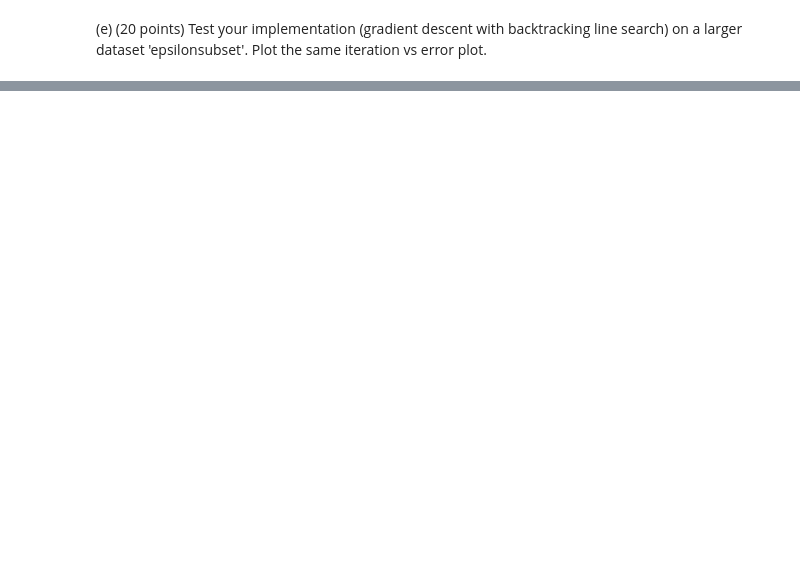
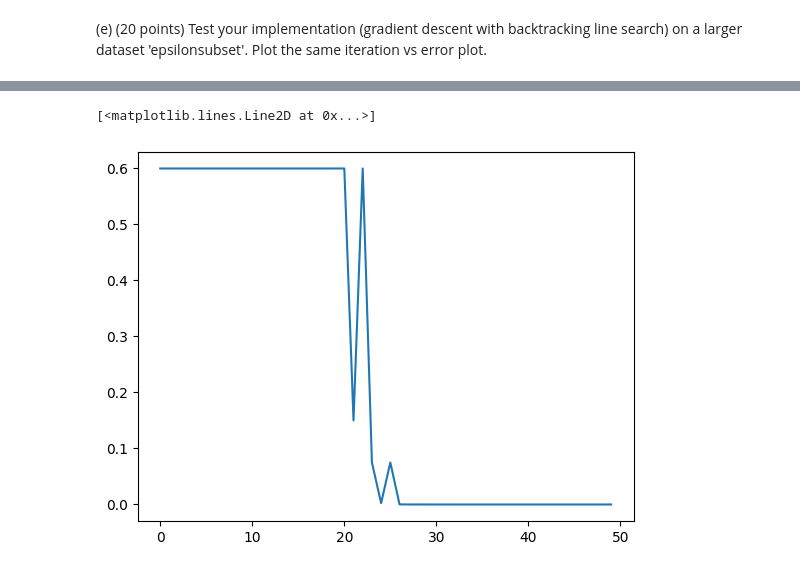
Before and after one commit to clewis7/stor566-notebooks, a Jupyter notebook: hmw1/hmw1-submission.ipynb, the cells around one changed output, grey strips where cells are left out. Cells and saved outputs as stored; diff of their text form; code cells hidden in the pictures; blank space fills up the shorter version.

```diff
--- a/hmw1/hmw1-submission.ipynb
+++ b/hmw1/hmw1-submission.ipynb
@@ -217,0 +267,30 @@ array([1.989812  , 1.91035872, 1.88347504, 2.05226997, 2.07088846,
+# %%
+weights = np.random.rand(2000,)
+
+alpha_init = 0.6
+sigma = 0.01
+losses = list()
+alphas = list()
+weights_l = list()
+
+alpha = alpha_init
+for i in tqdm(range(50)):
+    d = -1 * get_gradient(x_epsilons, y_epsilons, weights)
+    loss = func_eval(x_epsilons, y_epsilons, (weights + (alpha * d)))
+    weights_l.append(weights)
+
+    losses.append(loss)
+
+    alpha = alpha_init
+
+    while (func_eval(x_epsilons, y_epsilons, (weights + (alpha * d)))) > (func_eval(x_epsilons, y_epsilons, weights) + (alpha * sigma * np.inner(get_gradient(x_epsilons, y_epsilons, weights).T, d))):
+        alpha = alpha / 2
+
+    alphas.append(alpha)
+
+    weights = weights + (alpha * d)
+# %%
+plt.plot(alphas)
+# %% [output]
+[<matplotlib.lines.Line2D at 0x...>]
+[figure, added]
```
Also changed, not shown: parts of 22 cells of this notebook.
